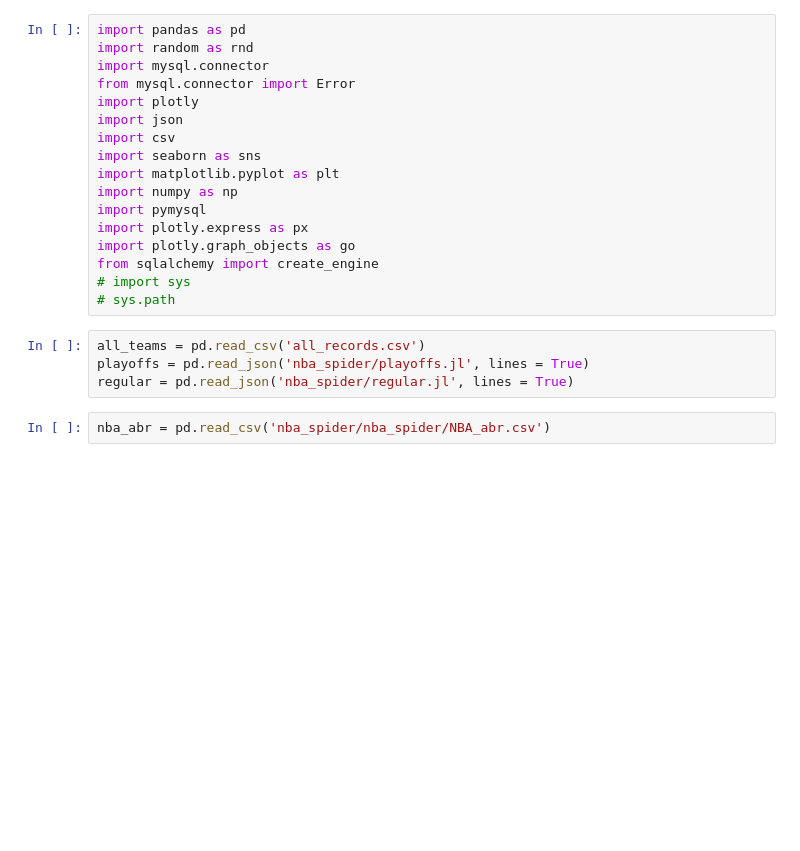
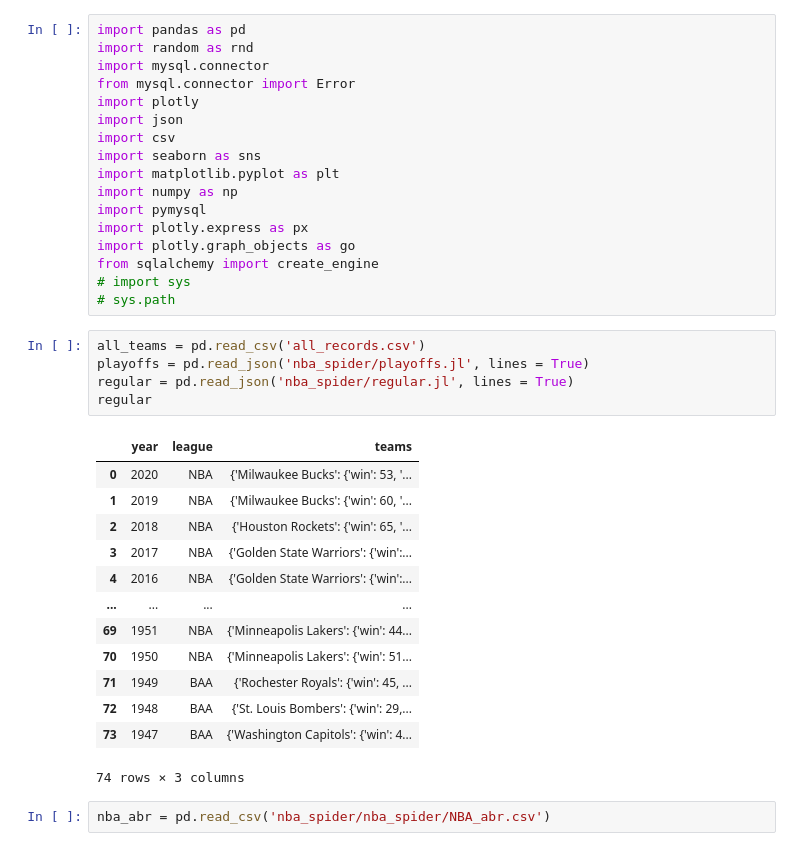
Before and after one commit to thanh17/nba, a Jupyter notebook: NBA project/Basketball Analysis.ipynb, the cells around one changed output. Saved outputs shown, nothing was run; the diff lists cells and outputs as text; blank space fills up the shorter version.

```diff
--- a/NBA project/Basketball Analysis.ipynb
+++ b/NBA project/Basketball Analysis.ipynb
@@ -20,7 +20,22 @@ from sqlalchemy import create_engine
 # %%
 all_teams = pd.read_csv('all_records.csv')
 playoffs = pd.read_json('nba_spider/playoffs.jl', lines = True)
 regular = pd.read_json('nba_spider/regular.jl', lines = True)
+regular
+# %% [output]
+|  | year | league | teams |
+| 0 | 2020 | NBA | {'Milwaukee Bucks': {'win': 53, '... |
+| 1 | 2019 | NBA | {'Milwaukee Bucks': {'win': 60, '... |
+| 2 | 2018 | NBA | {'Houston Rockets': {'win': 65, '... |
+| 3 | 2017 | NBA | {'Golden State Warriors': {'win':... |
+| 4 | 2016 | NBA | {'Golden State Warriors': {'win':... |
+| ... | ... | ... | ... |
+| 69 | 1951 | NBA | {'Minneapolis Lakers': {'win': 44... |
+| 70 | 1950 | NBA | {'Minneapolis Lakers': {'win': 51... |
+| 71 | 1949 | BAA | {'Rochester Royals': {'win': 45, ... |
+| 72 | 1948 | BAA | {'St. Louis Bombers': {'win': 29,... |
+| 73 | 1947 | BAA | {'Washington Capitols': {'win': 4... |
+74 rows × 3 columns
 # %%
 nba_abr = pd.read_csv('nba_spider/nba_spider/NBA_abr.csv')
 # %%
```
Also changed, not shown: parts of 8 cells of this notebook, 6 other files.
